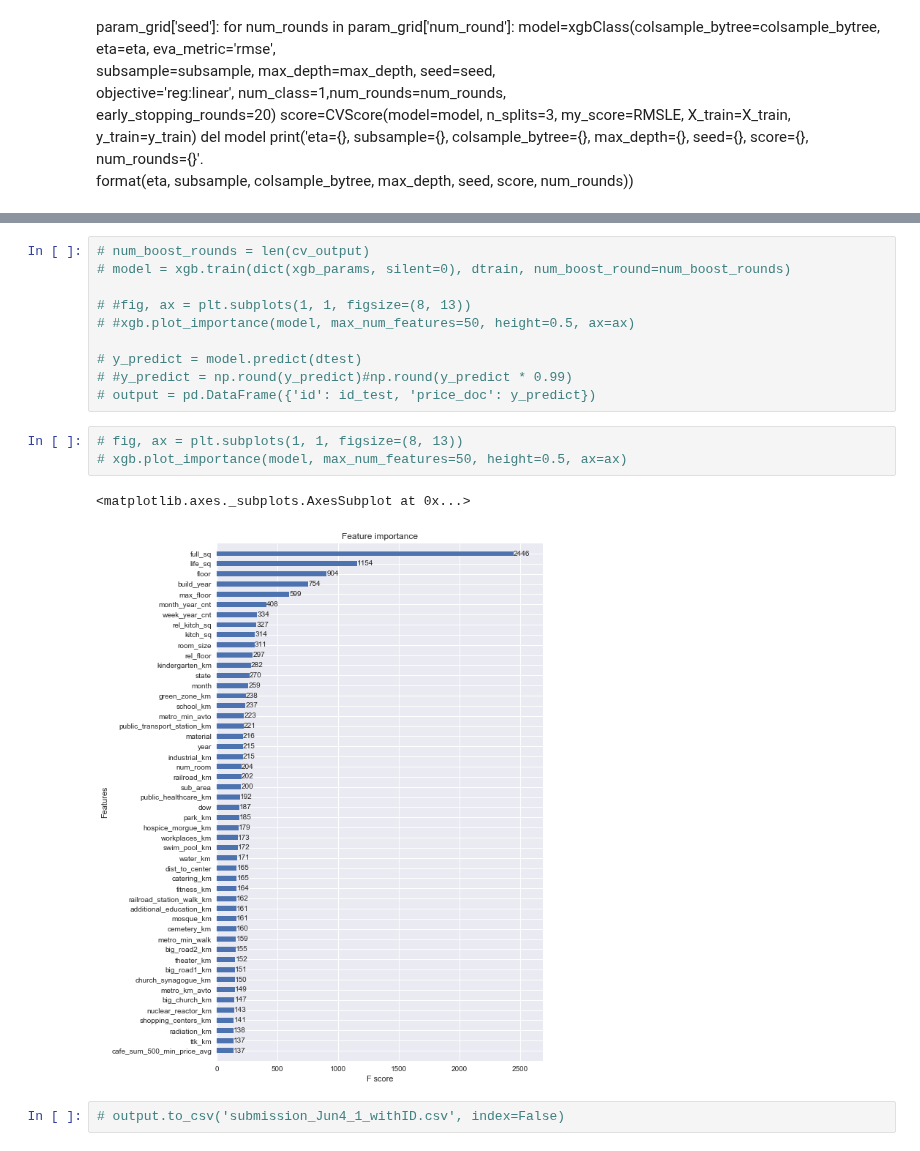
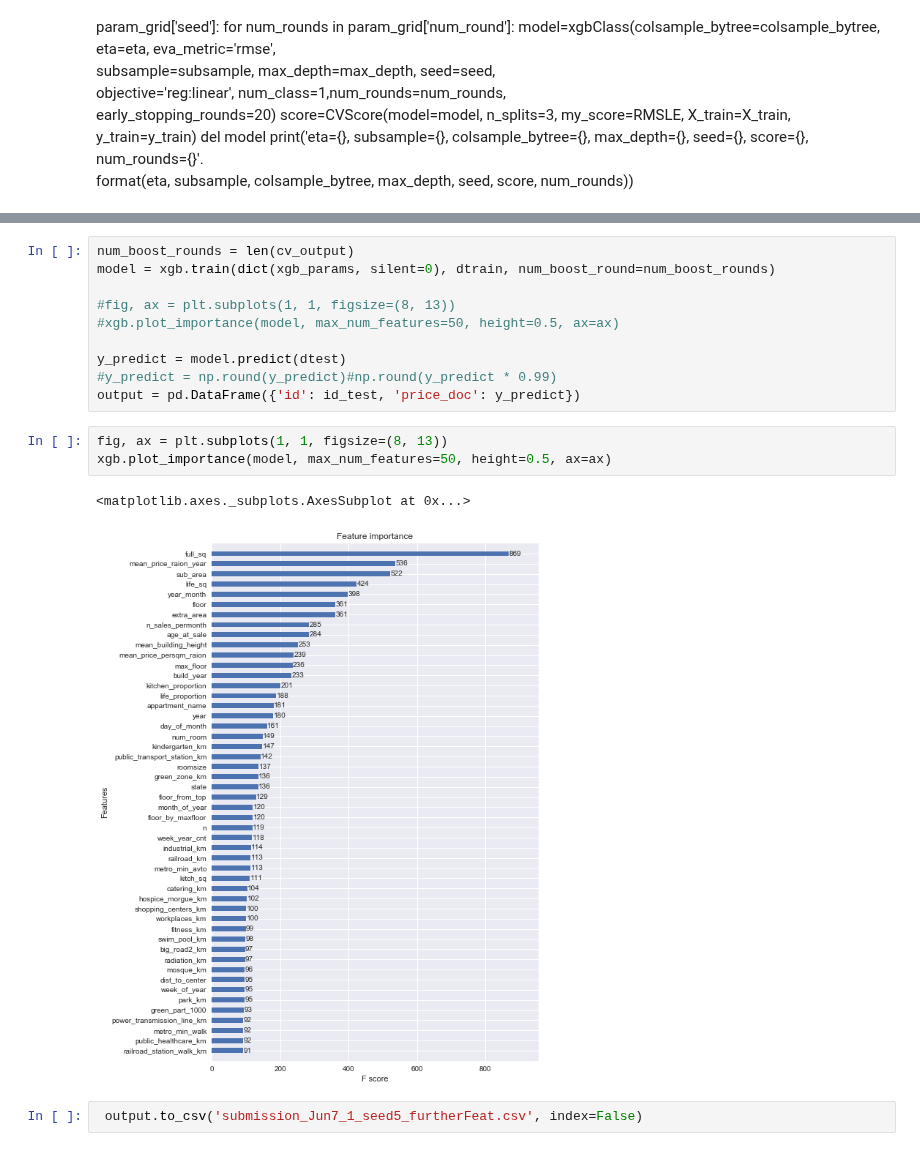
Before and after one commit to JCreeks/SyberbankHousingPrice, a Jupyter notebook: Initial_XGB_2_Additional_Features.ipynb, the cells around one changed output, grey strips where cells are left out. Saved outputs shown, nothing was run; the diff lists cells and outputs as text.

```diff
--- a/Initial_XGB_2_Additional_Features.ipynb
+++ b/Initial_XGB_2_Additional_Features.ipynb
@@ -440,18 +440,18 @@ for eta in param_grid['eta']:
 # %%
-# num_boost_rounds = len(cv_output)
-# model = xgb.train(dict(xgb_params, silent=0), dtrain, num_boost_round=num_boost_rounds)
+num_boost_rounds = len(cv_output)
+model = xgb.train(dict(xgb_params, silent=0), dtrain, num_boost_round=num_boost_rounds)
 
-# #fig, ax = plt.subplots(1, 1, figsize=(8, 13))
-# #xgb.plot_importance(model, max_num_features=50, height=0.5, ax=ax)
+#fig, ax = plt.subplots(1, 1, figsize=(8, 13))
+#xgb.plot_importance(model, max_num_features=50, height=0.5, ax=ax)
 
-# y_predict = model.predict(dtest)
-# #y_predict = np.round(y_predict)#np.round(y_predict * 0.99)
-# output = pd.DataFrame({'id': id_test, 'price_doc': y_predict})
+y_predict = model.predict(dtest)
+#y_predict = np.round(y_predict)#np.round(y_predict * 0.99)
+output = pd.DataFrame({'id': id_test, 'price_doc': y_predict})
 # %%
-# fig, ax = plt.subplots(1, 1, figsize=(8, 13))
-# xgb.plot_importance(model, max_num_features=50, height=0.5, ax=ax)
+fig, ax = plt.subplots(1, 1, figsize=(8, 13))
+xgb.plot_importance(model, max_num_features=50, height=0.5, ax=ax)
 # %% [output]
 <matplotlib.axes._subplots.AxesSubplot at 0x...>
-[figure, old version]
+[figure, new version]
 # %%
-# output.to_csv('submission_Jun4_1_withID.csv', index=False)
+ output.to_csv('submission_Jun7_1_seed5_furtherFeat.csv', index=False)
```
Also changed, not shown: parts of 4 cells of this notebook, 3 other files.
